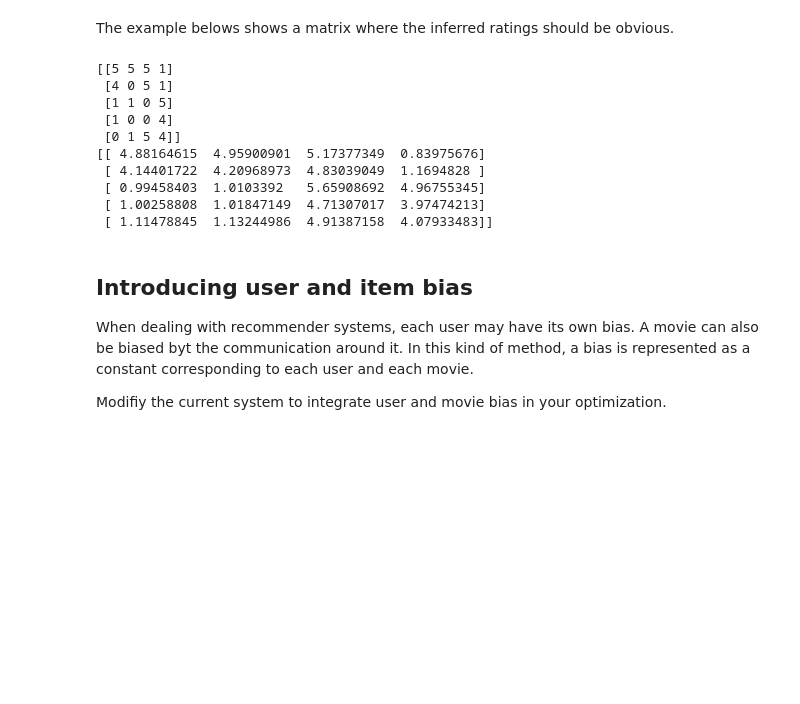
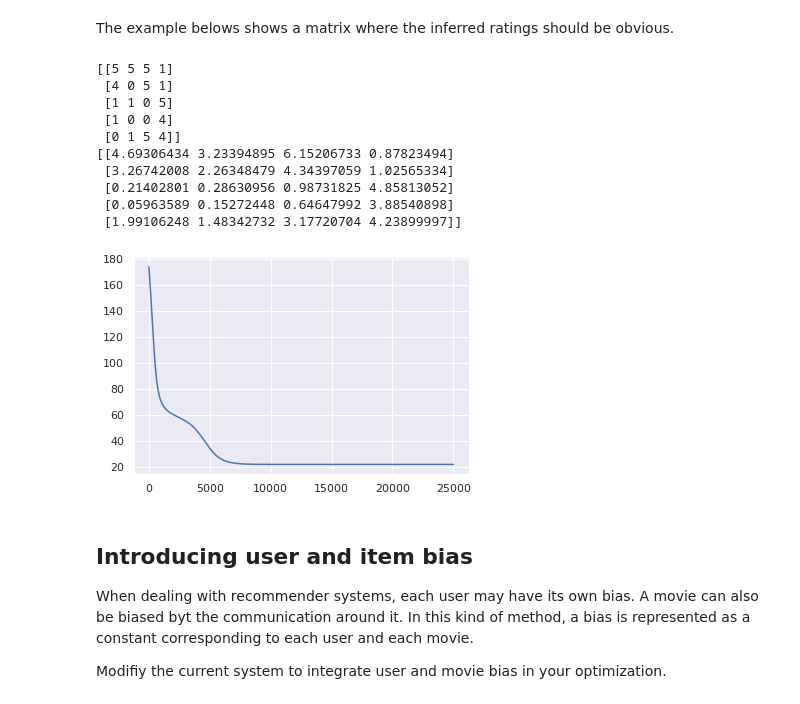
Before and after one commit to PunyPony/DataScience, a Jupyter notebook: recommender/tp2/TP2 - Non-negative Matrix Factorization - Subject.ipynb, the cells around one changed output. Saved outputs shown, nothing was run; the diff lists cells and outputs as text; code cells hidden in the pictures; blank space fills up the shorter version.

```diff
--- a/recommender/tp2/TP2 - Non-negative Matrix Factorization - Subject.ipynb
+++ b/recommender/tp2/TP2 - Non-negative Matrix Factorization - Subject.ipynb
@@ -331,39 +373,66 @@ def matrix_factorization(R, P, Q, K, steps=5000, alpha=0.0002):
+# %%
+def error_l1_l2(R, P, Qt, beta, gamma):
+    return (np.linalg.norm(R - P @ Qt)**2 +
+            beta*LA.norm(P, 1) + beta*LA.norm(Qt, 1) +
+            gamma*np.linalg.norm(P) + gamma*np.linalg.norm(Qt))
+
+def update_P_l1_l2(R, P, Qt, alpha, beta, gamma):
+    P += alpha *  (2 * (R - P @ Qt) @ Qt.T - beta - 2*gamma*P) # Differentielle
+    return P
+
+def update_Q_l1_l2(R, P, Qt, alpha, beta, gamma):
+    Q = Qt.T
+    Q += alpha * (2 * (R - P @ Qt).T @ P - beta - 2 * gamma*Q)
+    return Q
+
+def matrix_factorization_l1_l2(R, P, Q, K, steps=5000, alpha=0.0002, beta=0.03, gamma=0.02, es=es):
+    for k in range(steps):
+        Q = update_Q_l1_l2(R, P, Q.T, alpha, beta, gamma)
+        np.clip(Q, a_min=0, a_max=None)
+        P = update_P_l1_l2(R, P, Q.T, alpha, beta, gamma)
+        np.clip(P, a_min=0, a_max=None)
+        if es is not None:
+            es.append(error_l1_l2(R,P,Q.T, beta, gamma))
+    return P, Q
 # %% [markdown]
 The example belows shows a matrix where the inferred ratings should be obvious.
 # %%
 R = [
      [5,5,5,1],
      [4,0,5,1],
      [1,1,0,5],
      [1,0,0,4],
      [0,1,5,4],
     ]
 
 R = np.array(R)
 
 N = len(R)
 M = len(R[0])
 K = 2
 
 P = np.random.rand(N,K)
 Q = np.random.rand(M,K)
+es=[]
+nP, nQ = matrix_factorization_l1_l2(R, P, Q, K, steps=25000, alpha=0.0001, beta=0.03, gamma=0.02, es=es)
+nR = np.dot(nP, nQ.T)
 
-nP, nQ = matrix_factorization(R, P, Q, K)
-nR = np.dot(nP, nQ.T)
+plt.plot(es)
 
 print(R)
 print(nR)
 # %% [output]
 [[5 5 5 1]
  [4 0 5 1]
  [1 1 0 5]
  [1 0 0 4]
  [0 1 5 4]]
-[[ 4.88164615  4.95900901  5.17377349  0.83975676]
- [ 4.14401722  4.20968973  4.83039049  1.1694828 ]
- [ 0.99458403  1.0103392   5.65908692  4.96755345]
- [ 1.00258808  1.01847149  4.71307017  3.97474213]
- [ 1.11478845  1.13244986  4.91387158  4.07933483]]
+[[4.69306434 3.23394895 6.15206733 0.87823494]
+ [3.26742008 2.26348479 4.34397059 1.02565334]
+ [0.21402801 0.28630956 0.98731825 4.85813052]
+ [0.05963589 0.15272448 0.64647992 3.88540898]
+ [1.99106248 1.48342732 3.17720704 4.23899997]]
+[figure, added]
 # %% [markdown]
 ## Introducing user and item bias
 When dealing with recommender systems, each user may have its own bias. A movie can also be biased byt the communication around it. In this kind of method, a bias is represented as a constant corresponding to each user and each movie.
```
Also changed, not shown: parts of 22 cells of this notebook.
